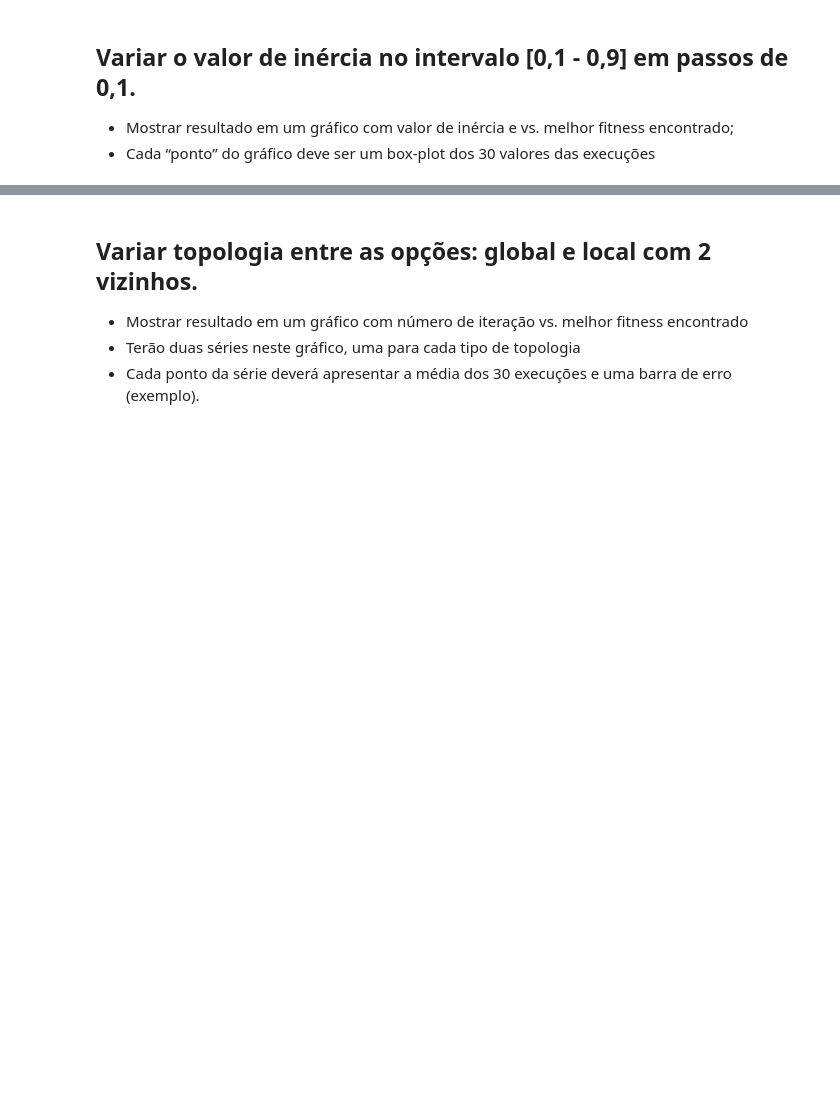
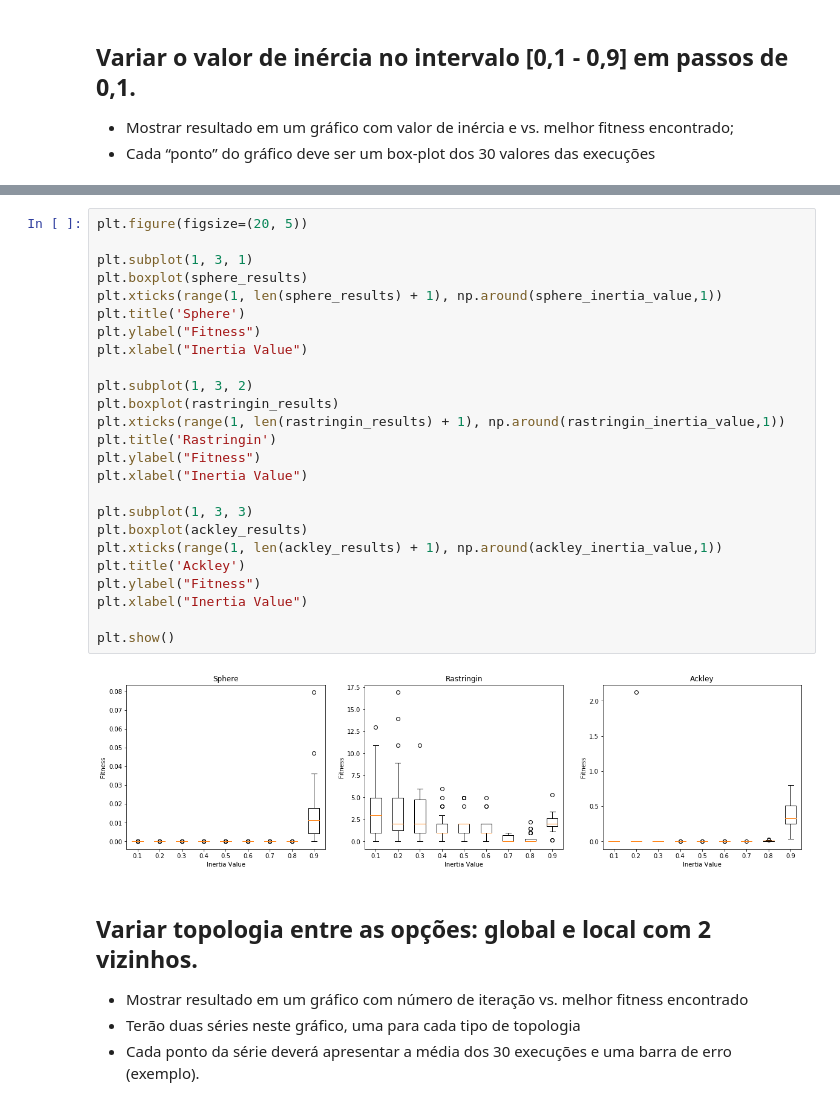
Before and after one commit to anthonyjatoba/bioinspired-optimization, a Jupyter notebook: PSO.ipynb, the cells around one changed output, grey strips where cells are left out. Drawn from its saved outputs; the diff is of its cells as text; blank space fills up the shorter version.

```diff
--- a/PSO.ipynb
+++ b/PSO.ipynb
@@ -110,3 +167,30 @@ plt.show()
+# %%
+plt.figure(figsize=(20, 5))
+
+plt.subplot(1, 3, 1)
+plt.boxplot(sphere_results)
+plt.xticks(range(1, len(sphere_results) + 1), np.around(sphere_inertia_value,1))
+plt.title('Sphere')
+plt.ylabel("Fitness")
+plt.xlabel("Inertia Value")
+
+plt.subplot(1, 3, 2)
+plt.boxplot(rastringin_results)
+plt.xticks(range(1, len(rastringin_results) + 1), np.around(rastringin_inertia_value,1))
+plt.title('Rastringin')
+plt.ylabel("Fitness")
+plt.xlabel("Inertia Value")
+
+plt.subplot(1, 3, 3)
+plt.boxplot(ackley_results)
+plt.xticks(range(1, len(ackley_results) + 1), np.around(ackley_inertia_value,1))
+plt.title('Ackley')
+plt.ylabel("Fitness")
+plt.xlabel("Inertia Value")
+
+plt.show()
+# %% [output]
+[figure, added]
 # %% [markdown]
 ## Variar topologia entre as opções: global e local com 2 vizinhos.
 
```
Also changed, not shown: parts of 13 cells of this notebook, 1 other file.
